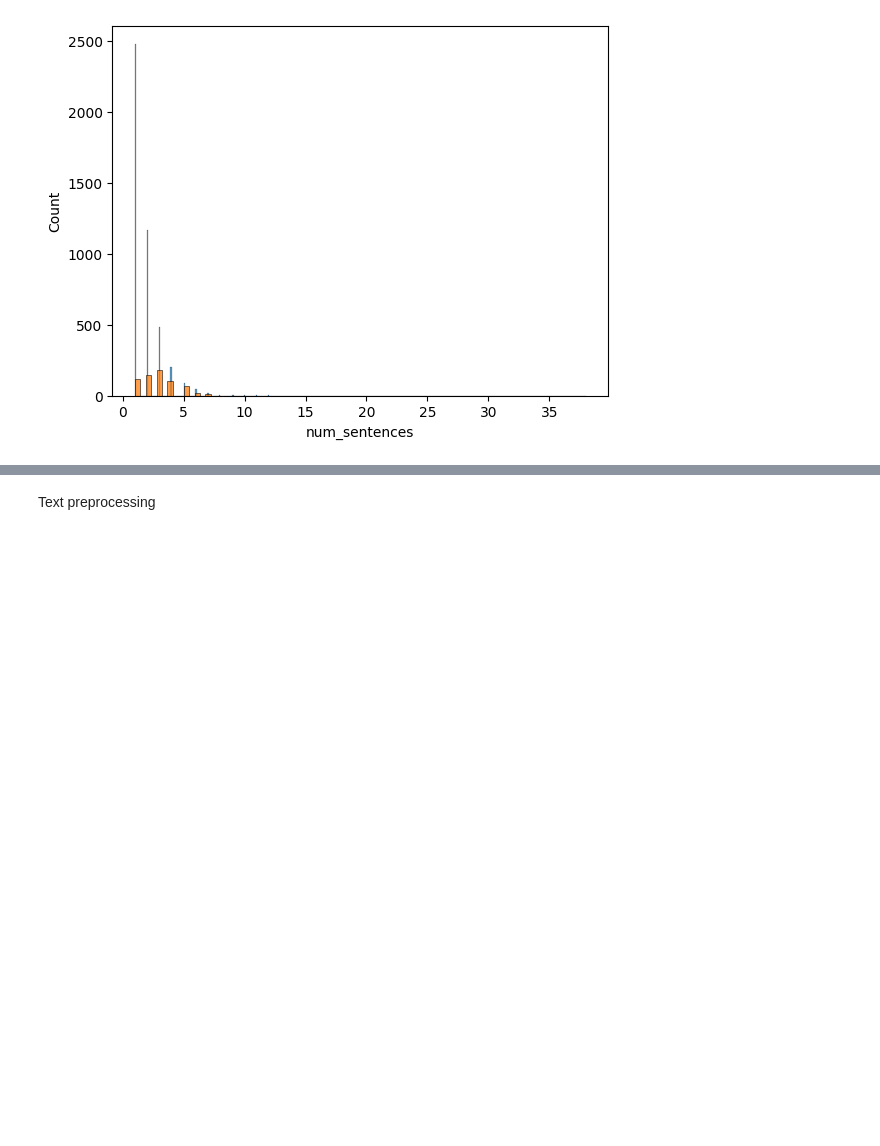
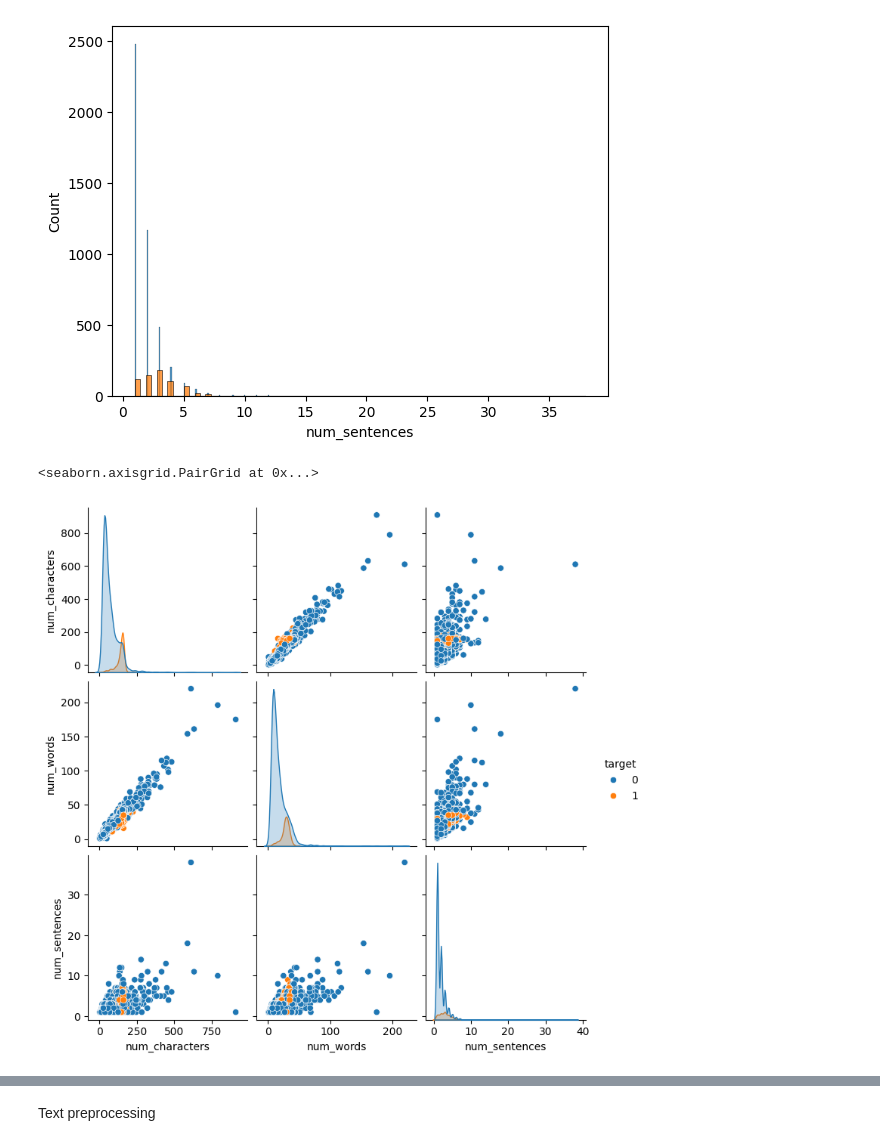
Before and after one commit to YudhirAcharya/MLProjects, a Jupyter notebook: emailSpamClassifier/Main.ipynb, the cells around one changed output, grey strips where cells are left out. Drawn from its saved outputs; the diff is of its cells as text; code cells hidden in the pictures; blank space fills up the shorter version.

```diff
--- a/emailSpamClassifier/Main.ipynb
+++ b/emailSpamClassifier/Main.ipynb
@@ -235,3 +253,8 @@ sns.histplot(df[df['target']==1]['num_sentences'])
 # %% [output]
 <Axes: xlabel='num_sentences', ylabel='Count'>
 [figure]
+# %%
+sns.pairplot(df, hue='target')
+# %% [output]
+<seaborn.axisgrid.PairGrid at 0x...>
+[figure, added]
```
Also changed, not shown: parts of 8 cells of this notebook.
